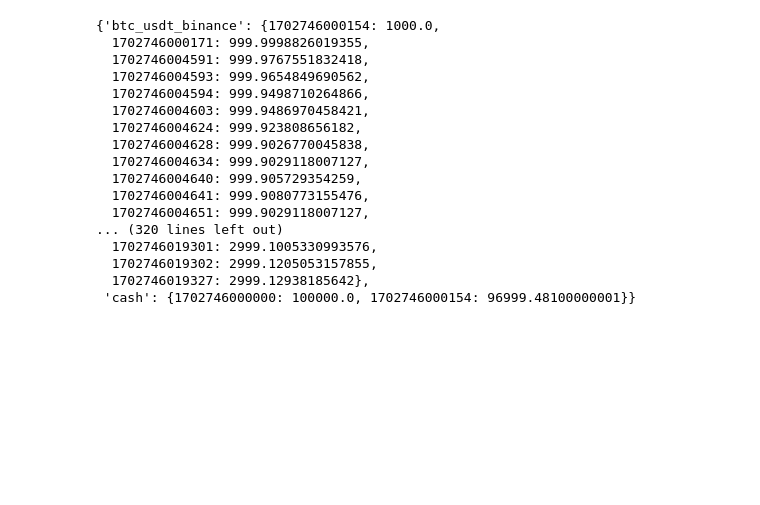
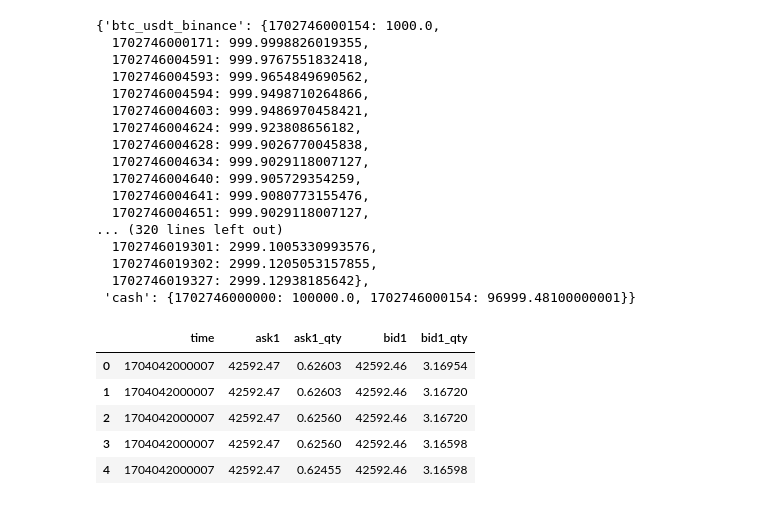
Before and after one commit to LiuXilin-Frankie/LiveTrader_TradeLOB, a Jupyter notebook: try.ipynb, the cells around one changed output. Saved outputs shown, nothing was run; the diff lists cells and outputs as text; code cells hidden in the pictures; blank space fills up the shorter version.

```diff
--- a/try.ipynb
+++ b/try.ipynb
@@ -94,3 +94,14 @@ portfolio.all_holdings
   1702746019302: 2999.1205053157855,
   1702746019327: 2999.12938185642},
  'cash': {1702746000000: 100000.0, 1702746000154: 96999.48100000001}}
+# %%
+import pandas as pd
+
+pd.read_parquet('data_sample/20240101/btc_usdt_binance_LOB.parquet').head()
+# %% [output]
+|  | time | ask1 | ask1_qty | bid1 | bid1_qty |
+| 0 | 1704042000007 | 42592.47 | 0.62603 | 42592.46 | 3.16954 |
+| 1 | 1704042000007 | 42592.47 | 0.62603 | 42592.46 | 3.16720 |
+| 2 | 1704042000007 | 42592.47 | 0.62560 | 42592.46 | 3.16720 |
+| 3 | 1704042000007 | 42592.47 | 0.62560 | 42592.46 | 3.16598 |
+| 4 | 1704042000007 | 42592.47 | 0.62455 | 42592.46 | 3.16598 |
```
Also changed, not shown: 5 other files.
